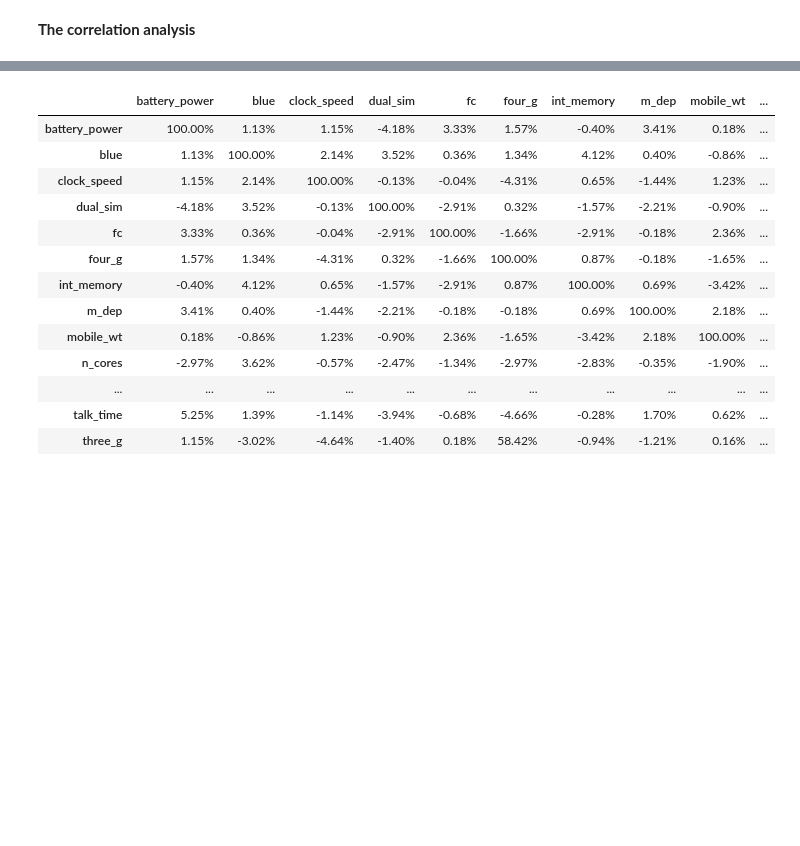
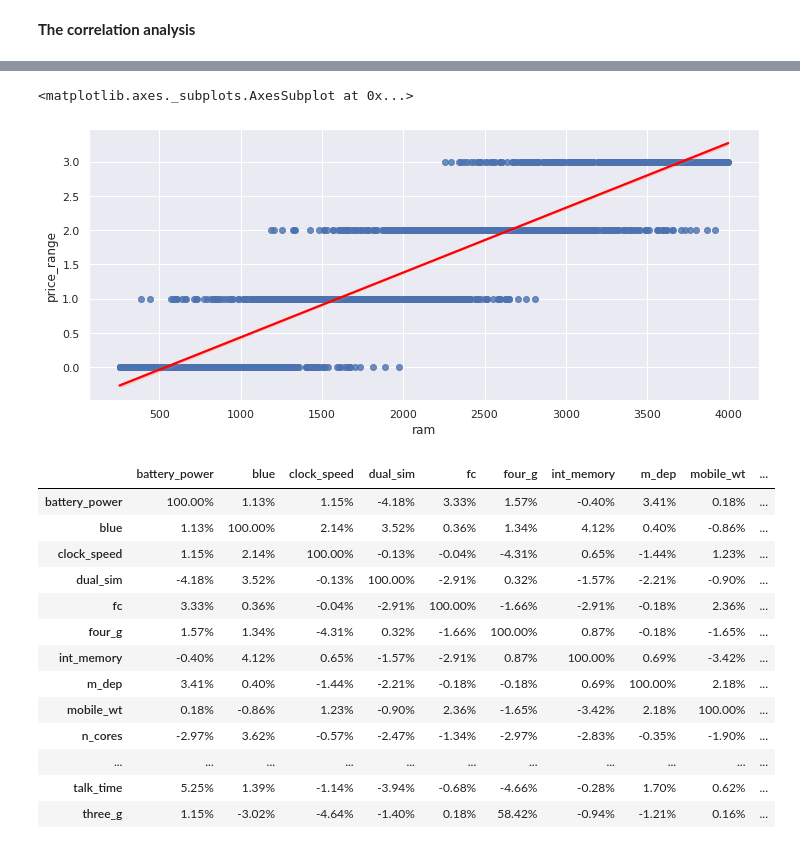
Before and after one commit to slawomirzurek/Data_Analysis_and_Programming_in_Python, a Jupyter notebook: Task.ipynb, the cells around one changed output, grey strips where cells are left out. Cells and saved outputs as stored; diff of their text form; code cells hidden in the pictures; blank space fills up the shorter version.

```diff
--- a/Task.ipynb
+++ b/Task.ipynb
@@ -178,3 +201,10 @@ mpGr.mean()
+# %%
+fig,ax = plt.subplots(ncols=1)
+fig.set_size_inches(12, 5)
+sns.regplot(x="ram", y="price_range", data=mp,ax=ax, line_kws = {'color' : 'red'})
+# %% [output]
+<matplotlib.axes._subplots.AxesSubplot at 0x...>
+[figure, added]
 # %%
 # The correlation between variables using the standard correlation coefficient (Pearson method).
 mpc = mp.corr(method ='pearson')
```
Also changed, not shown: parts of 11 cells of this notebook.
